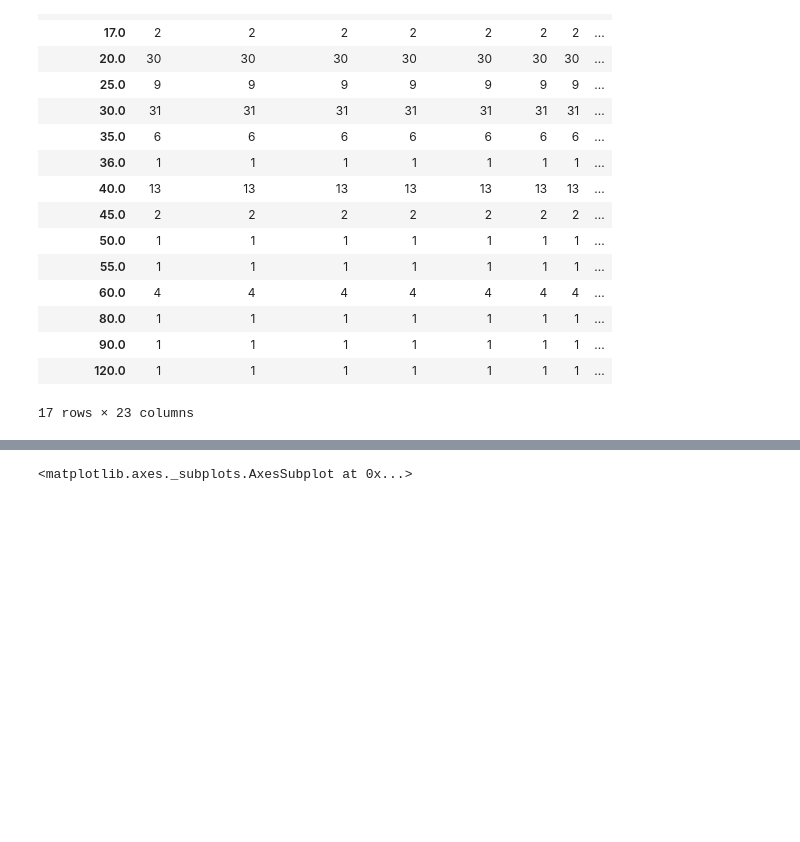
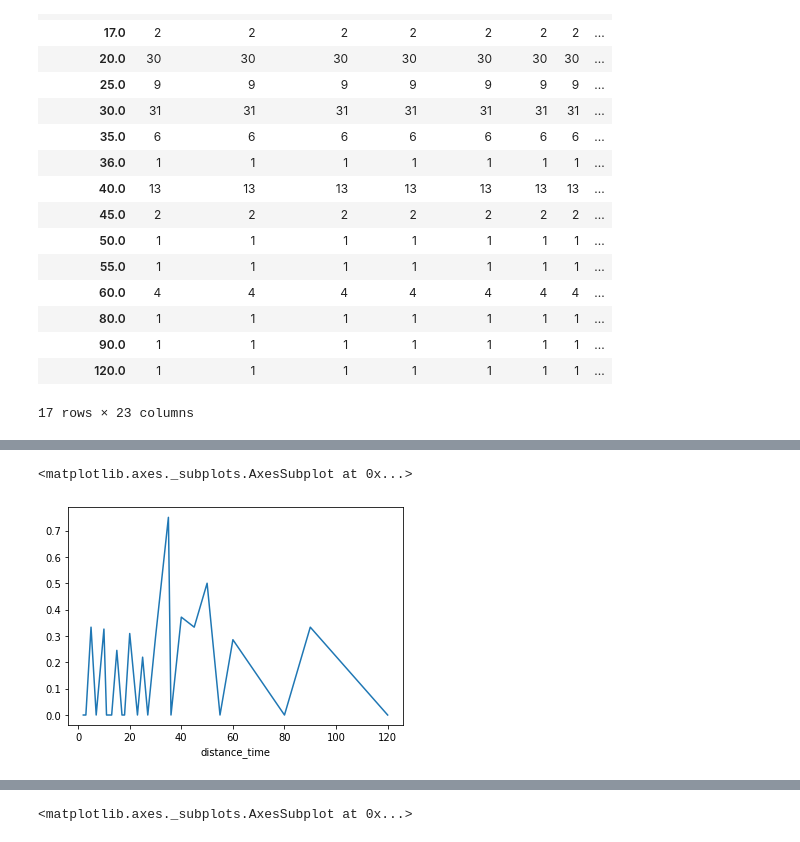
Before and after one commit to pedrocostab/Data_Science_Ciclistas, a Jupyter notebook: Projeto_1_Ciência_de_Dados.ipynb, the cells around one changed output, grey strips where cells are left out. Saved outputs shown, nothing was run; the diff lists cells and outputs as text; code cells hidden in the pictures; blank space fills up the shorter version.

```diff
--- a/Projeto_1_Ciência_de_Dados.ipynb
+++ b/Projeto_1_Ciência_de_Dados.ipynb
@@ -1059,0 +1099,11 @@ Como suposição inicial, pode-se considerar que a correlação (se houver) entr
+# %%
+#Calculo de percentual de acidentes de acordo com a distância
+df_Ycollisions = (ciclistas[ciclistas["collisions"] == "Sim"]).groupby("distance_time").count()
+df_Ncollisions = (ciclistas[ciclistas["collisions"] == "Não"]).groupby("distance_time").count()
+df3 = (df_Ycollisions)/(df_Ncollisions + df_Ycollisions)
+df3 = df3.fillna(0)
+df3 = df3["collisions"]
+df3.plot()
+# %% [output]
+<matplotlib.axes._subplots.AxesSubplot at 0x...>
+[figure, added]
```
Also changed, not shown: parts of 12 cells of this notebook.
